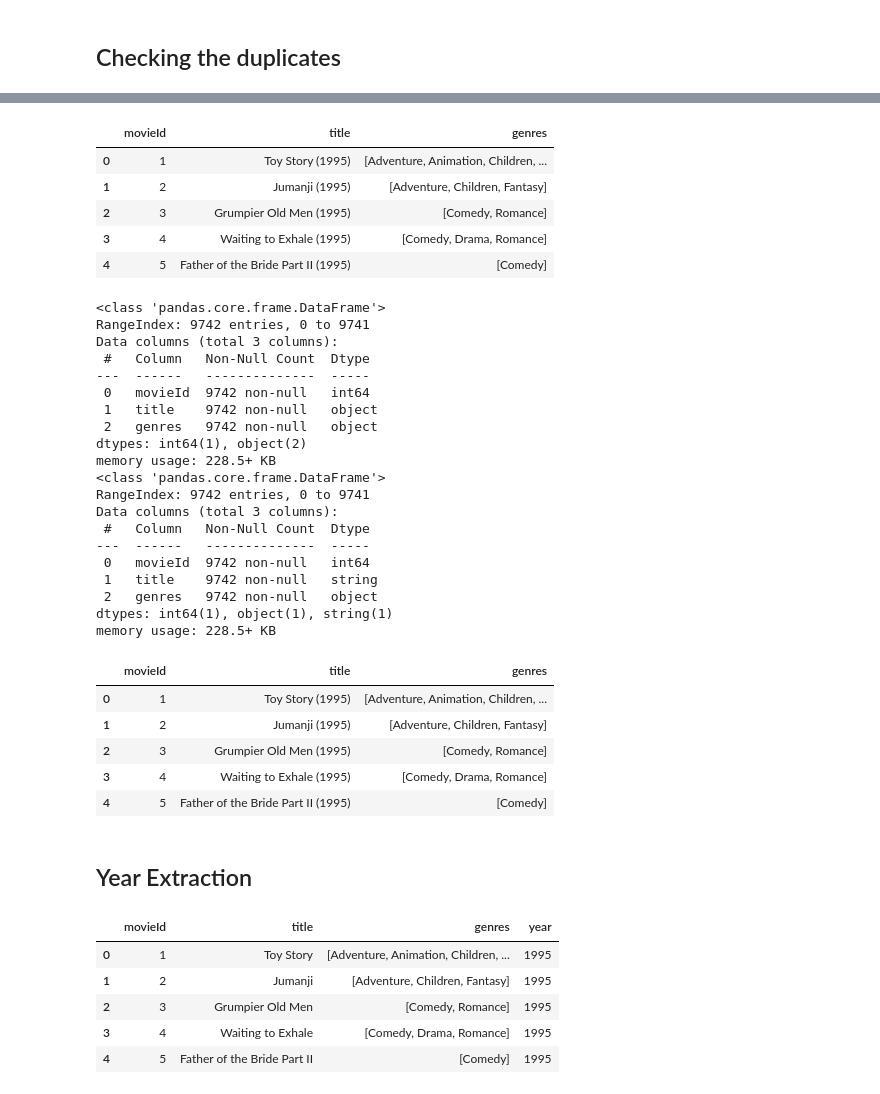
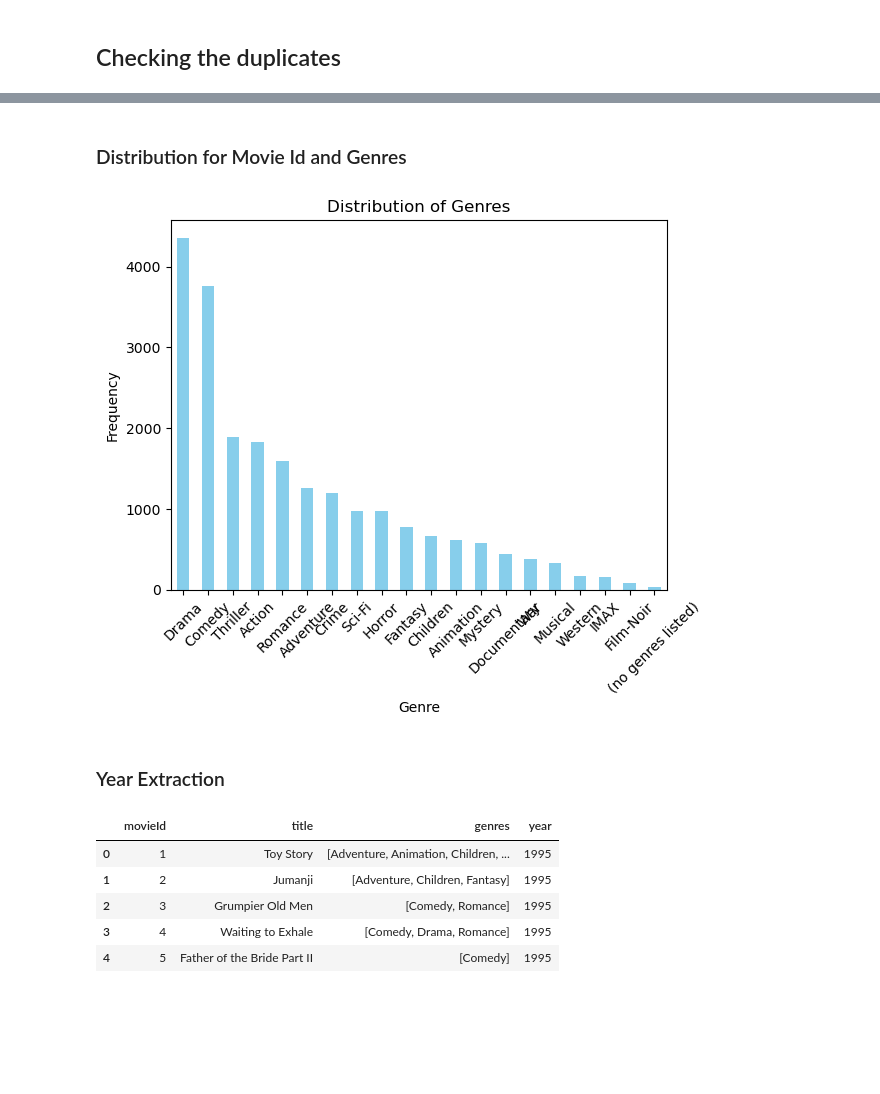
Before and after one commit to jimy-salem-52/RecSys, a Jupyter notebook: movielens-eda.ipynb, the cells around one changed output, grey strips where cells are left out. Cells and saved outputs as stored; diff of their text form; code cells hidden in the pictures; blank space fills up the shorter version.

```diff
--- a/movielens-eda.ipynb
+++ b/movielens-eda.ipynb
@@ -123,50 +125,22 @@ rating_df.describe()
-# %%
-movie_df['genres']=movie_df['genres'].str.split("|")
-movie_df.head()
-# %% [output]
-|  | movieId | title | genres |
-| 0 | 1 | Toy Story (1995) | [Adventure, Animation, Children, ... |
-| 1 | 2 | Jumanji (1995) | [Adventure, Children, Fantasy] |
-| 2 | 3 | Grumpier Old Men (1995) | [Comedy, Romance] |
-| 3 | 4 | Waiting to Exhale (1995) | [Comedy, Drama, Romance] |
-| 4 | 5 | Father of the Bride Part II (1995) | [Comedy] |
-# %%
-movie_df.info()
-movie_df['title']=movie_df['title'].astype('string')
-
-movie_df.info()
-# %% [output]
-<class 'pandas.core.frame.DataFrame'>
-RangeIndex: 9742 entries, 0 to 9741
-Data columns (total 3 columns):
- #   Column   Non-Null Count  Dtype
----  ------   --------------  -----
- 0   movieId  9742 non-null   int64
- 1   title    9742 non-null   object
- 2   genres   9742 non-null   object
-dtypes: int64(1), object(2)
-memory usage: 228.5+ KB
-<class 'pandas.core.frame.DataFrame'>
-RangeIndex: 9742 entries, 0 to 9741
-Data columns (total 3 columns):
- #   Column   Non-Null Count  Dtype
----  ------   --------------  -----
- 0   movieId  9742 non-null   int64
- 1   title    9742 non-null   string
- 2   genres   9742 non-null   object
-dtypes: int64(1), object(1), string(1)
-memory usage: 228.5+ KB
-# %%
-movie_df.head()
-# %% [output]
-|  | movieId | title | genres |
-| 0 | 1 | Toy Story (1995) | [Adventure, Animation, Children, ... |
-| 1 | 2 | Jumanji (1995) | [Adventure, Children, Fantasy] |
-| 2 | 3 | Grumpier Old Men (1995) | [Comedy, Romance] |
-| 3 | 4 | Waiting to Exhale (1995) | [Comedy, Drama, Romance] |
-| 4 | 5 | Father of the Bride Part II (1995) | [Comedy] |
+# %% [markdown]
+### Distribution for Movie Id and Genres
+# %%
+movie_df['genres'] = movie_df['genres'].str.split('|')
+movie_df_exploded = movie_df.explode('genres')
+
+genre_counts = movie_df_exploded['genres'].value_counts()
+
+# Plotting the genre distribution
+genre_counts.plot(kind='bar', color='skyblue')
+plt.title('Distribution of Genres')
+plt.xlabel('Genre')
+plt.ylabel('Frequency')
+plt.xticks(rotation=45)
+plt.show()
+# %% [output]
+[figure, added]
 # %% [markdown]
-## Year Extraction
+### Year Extraction
 # %%
 movie_df['year'] = movie_df['title'].str.extract(r'\((\d{4})\)')
 movie_df['title'] = movie_df['title'].str.replace(r' \(\d{4}\)', '', regex=True)
```
Also changed, not shown: parts of 21 cells of this notebook.
